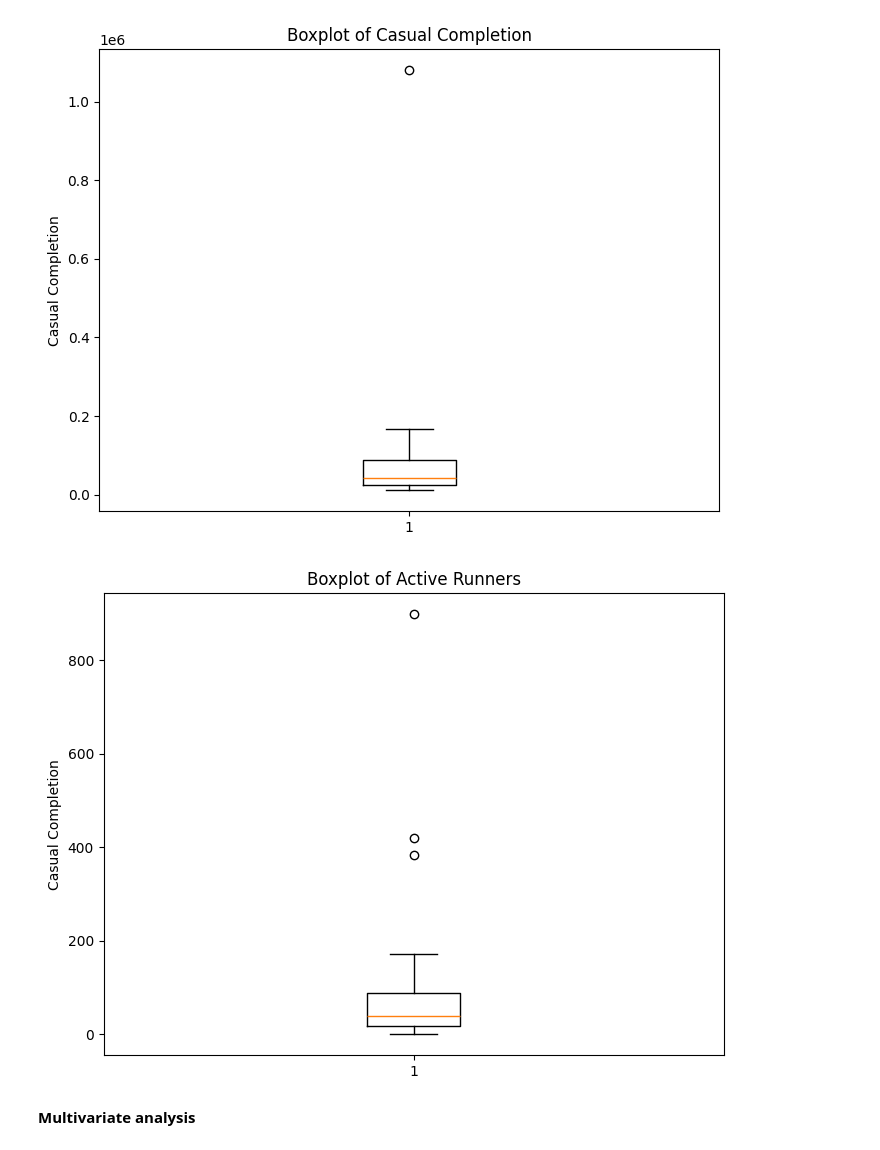
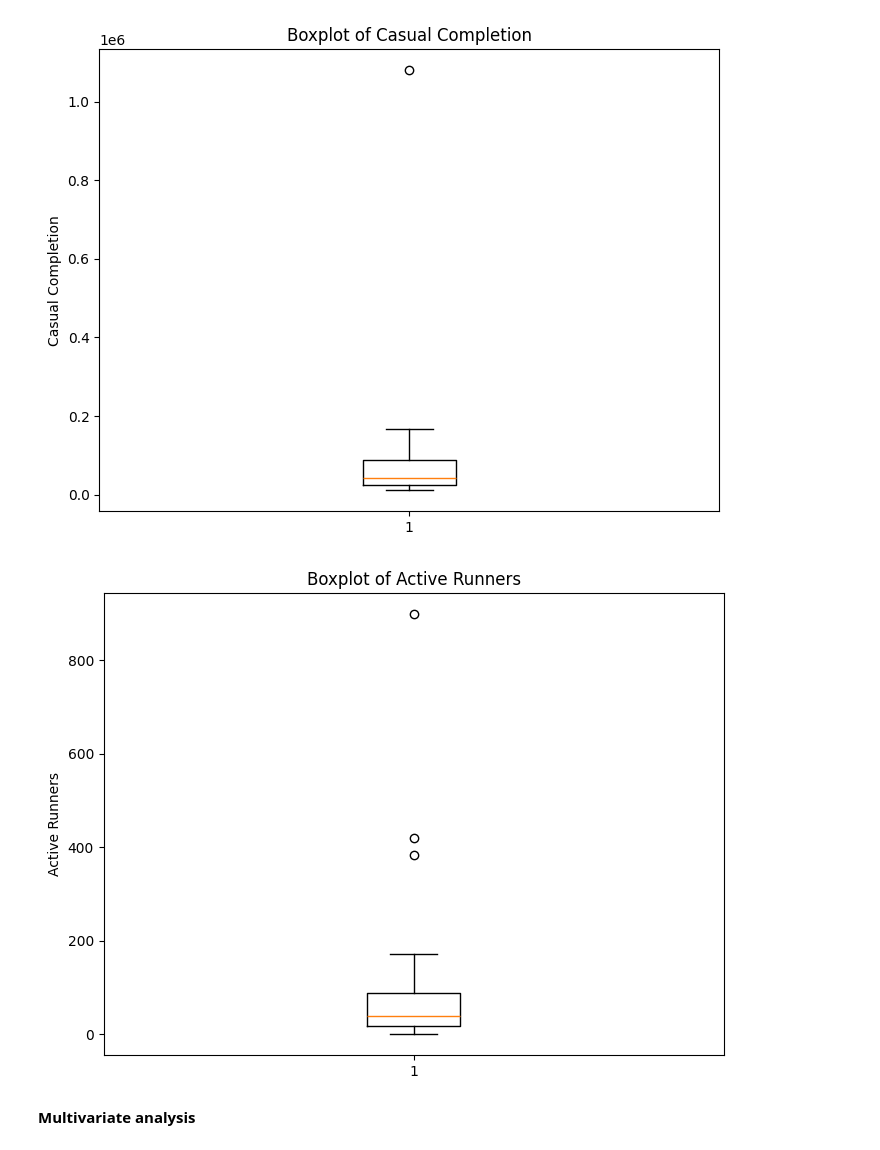
Before and after one commit to Jamie-Lawlor/Road_to_world_record_composite_index, a Jupyter notebook: Road_to_world_record.ipynb, the cells around one changed output. Saved outputs shown, nothing was run; the diff lists cells and outputs as text; code cells hidden in the pictures.

```diff
--- a/Road_to_world_record.ipynb
+++ b/Road_to_world_record.ipynb
@@ -148,11 +148,11 @@ plt.show()
 # %%
 plt.figure(num=None, figsize=(8, 6), dpi=100, facecolor="w", edgecolor="k")
 plt.boxplot(x = data.Active_Runners)
 plt.title("Boxplot of Active Runners")
-plt.ylabel("Casual Completion")
+plt.ylabel("Active Runners")
 plt.show()
 # %% [output]
-[figure, old version]
+[figure, new version]
 # %% [markdown]
 **Multivariate analysis**
 # %% [markdown]
```
Also changed, not shown: parts of 14 cells of this notebook, 1 other file.
